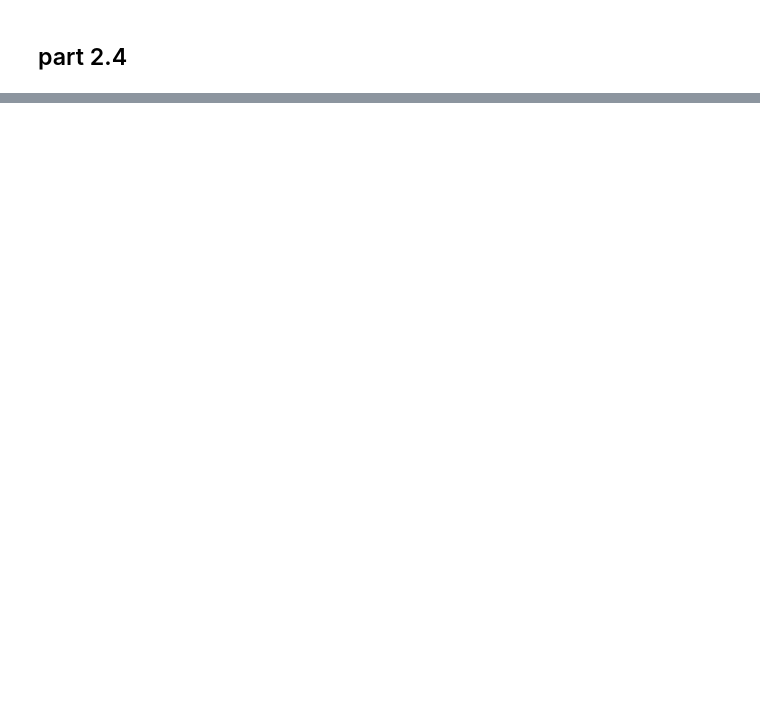
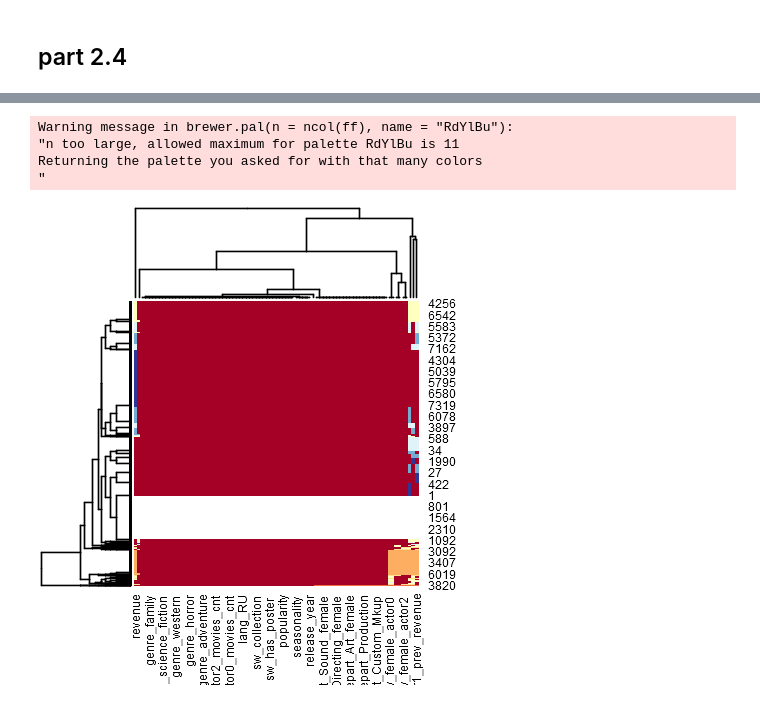
Before and after one commit to rafichn/DataScience, a Jupyter notebook: stats/EDA final with R.ipynb, the cells around one changed output, grey strips where cells are left out. Cells and saved outputs as stored; diff of their text form; code cells hidden in the pictures; blank space fills up the shorter version.

```diff
--- a/stats/EDA final with R.ipynb
+++ b/stats/EDA final with R.ipynb
@@ -43 +52,11 @@ A data.frame: 6 × 85
+# %%
+#Continuous vars
+cont_var <- c("revenue"
+         ,"popularity"
+         ,"runtime"
+         ,"budget"
+         ,"seasonality"
+         ,"actor0_prev_revenue"
+         ,"actor1_prev_revenue"
+         ,"actor2_prev_revenue")
 # %%
@@ -162,0 +731,7 @@ ERROR: Error in density.default(ff$revenue): 'x' contains missing values
+# %%
+#graph for outliers
+options(repr.plot.width = 4, repr.plot.height = 4)
+x <- 1:nrow(ff[,cont_var])
+for(i in names(ff[,cont_var])) {
+    plot((ff[,cont_var])[[i]] ~ x, main=i)
+}
@@ -162,0 +826,5 @@ ERROR: Error in density.default(ff$revenue): 'x' contains missing values
+# %%
+ff.na <- ff
+for(i in names(ff)) {
+    ff.na[,i] <- ifelse(is.na(ff.na[,i])==T,1,0)
+}
@@ -162,0 +843,8 @@ ERROR: Error in density.default(ff$revenue): 'x' contains missing values
+# %%
+heatmap(as.matrix(ff.na),cexCol = 0.7, cexRow = 0.7, col=brewer.pal(n=ncol(ff), name="RdYlBu"))
+# %% [output]
+Warning message in brewer.pal(n = ncol(ff), name = "RdYlBu"):
+"n too large, allowed maximum for palette RdYlBu is 11
+Returning the palette you asked for with that many colors
+"
+[figure, added]
```
Also changed, not shown: parts of 29 cells of this notebook.
